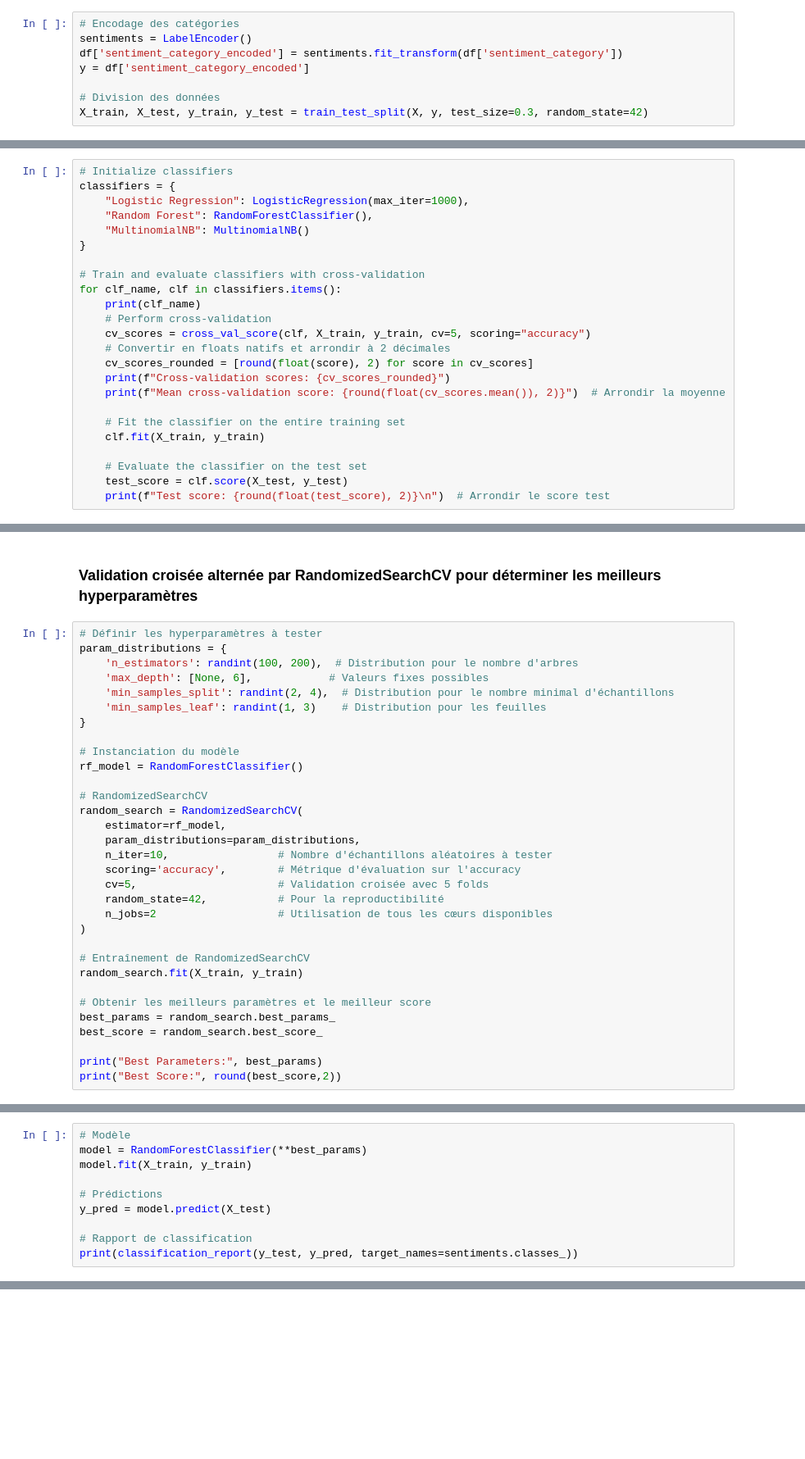
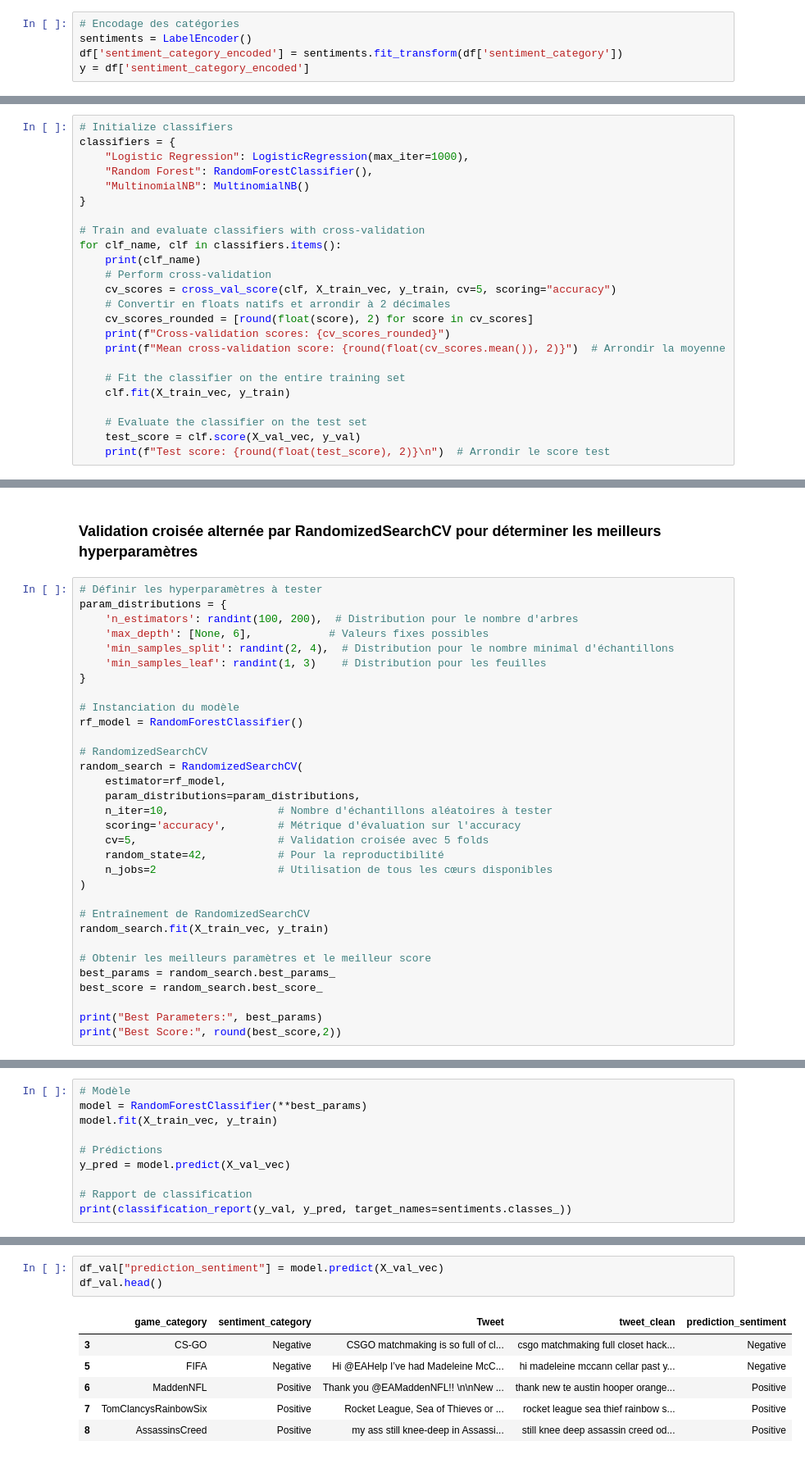
Before and after one commit to vincent-tran-94/Sentiment_Analytics_Games, a Jupyter notebook: Sentimental_tweets.ipynb, the cells around one changed output, grey strips where cells are left out. Shown at 82% size. Cells and saved outputs as stored; diff of their text form; blank space fills up the shorter version.

```diff
--- a/Sentimental_tweets.ipynb
+++ b/Sentimental_tweets.ipynb
@@ -410,9 +560,6 @@ plt.show()
 sentiments = LabelEncoder()
 df['sentiment_category_encoded'] = sentiments.fit_transform(df['sentiment_category'])
 y = df['sentiment_category_encoded']
-
-# Division des données
-X_train, X_test, y_train, y_test = train_test_split(X, y, test_size=0.3, random_state=42)
 # %% [markdown]
 ### Validation croisée pour déterminer la meilleure performance du modèle
 Derniers relevés pour le choix du modèle:
@@ -443,17 +590,17 @@ classifiers = {
 for clf_name, clf in classifiers.items():
     print(clf_name)
     # Perform cross-validation
-    cv_scores = cross_val_score(clf, X_train, y_train, cv=5, scoring="accuracy")
+    cv_scores = cross_val_score(clf, X_train_vec, y_train, cv=5, scoring="accuracy")
     # Convertir en floats natifs et arrondir à 2 décimales
     cv_scores_rounded = [round(float(score), 2) for score in cv_scores]
     print(f"Cross-validation scores: {cv_scores_rounded}")
     print(f"Mean cross-validation score: {round(float(cv_scores.mean()), 2)}")  # Arrondir la moyenne
 
     # Fit the classifier on the entire training set
-    clf.fit(X_train, y_train)
+    clf.fit(X_train_vec, y_train)
 
     # Evaluate the classifier on the test set
-    test_score = clf.score(X_test, y_test)
+    test_score = clf.score(X_val_vec, y_val)
     print(f"Test score: {round(float(test_score), 2)}\n")  # Arrondir le score test
 # %% [output]
 Logistic Regression
@@ -488,7 +643,7 @@ random_search = RandomizedSearchCV(
 )
 
 # Entraînement de RandomizedSearchCV
-random_search.fit(X_train, y_train)
+random_search.fit(X_train_vec, y_train)
 
 # Obtenir les meilleurs paramètres et le meilleur score
 best_params = random_search.best_params_
@@ -502,13 +661,13 @@ Best Score: 0.85
 # %%
 # Modèle
 model = RandomForestClassifier(**best_params)
-model.fit(X_train, y_train)
+model.fit(X_train_vec, y_train)
 
 # Prédictions
-y_pred = model.predict(X_test)
+y_pred = model.predict(X_val_vec)
 
 # Rapport de classification
-print(classification_report(y_test, y_pred, target_names=sentiments.classes_))
+print(classification_report(y_val, y_pred, target_names=sentiments.classes_))
 # %% [output]
               precision    recall  f1-score   support
 
@@ -560,0 +681,10 @@ Predicted Sentiment: 1 = Neutral
+# %%
+df_val["prediction_sentiment"] = model.predict(X_val_vec)
+df_val.head()
+# %% [output]
+|  | game_category | sentiment_category | Tweet | tweet_clean | prediction_sentiment |
+| 3 | CS-GO | Negative | CSGO matchmaking is so full of cl... | csgo matchmaking full closet hack... | Negative |
+| 5 | FIFA | Negative | Hi @EAHelp I’ve had Madeleine McC... | hi madeleine mccann cellar past y... | Negative |
+| 6 | MaddenNFL | Positive | Thank you @EAMaddenNFL!! \n\nNew ... | thank new te austin hooper orange... | Positive |
+| 7 | TomClancysRainbowSix | Positive | Rocket League, Sea of Thieves or ... | rocket league sea thief rainbow s... | Positive |
+| 8 | AssassinsCreed | Positive | my ass still knee-deep in Assassi... | still knee deep assassin creed od... | Positive |
```
Also changed, not shown: parts of 54 cells of this notebook, 1 other file.
